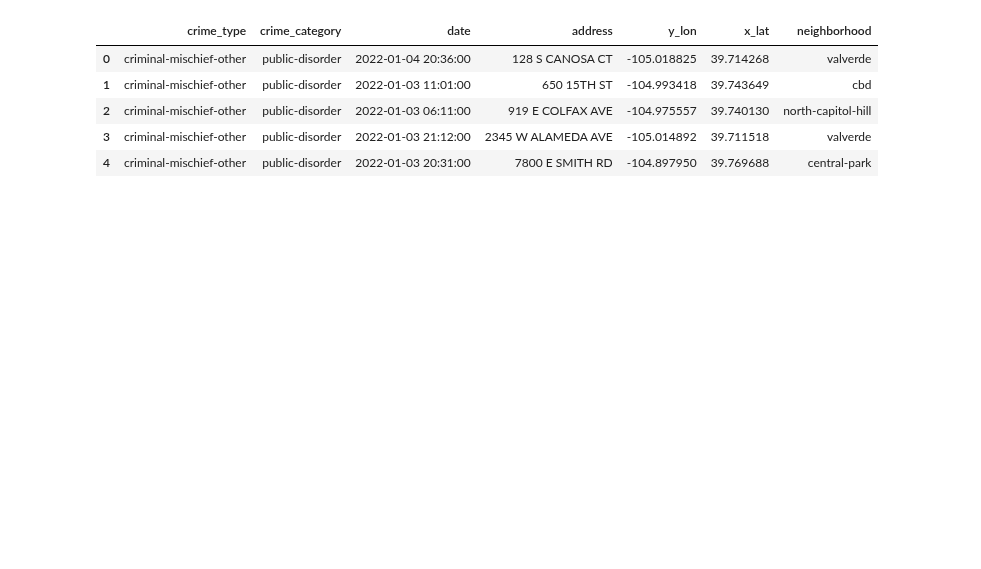
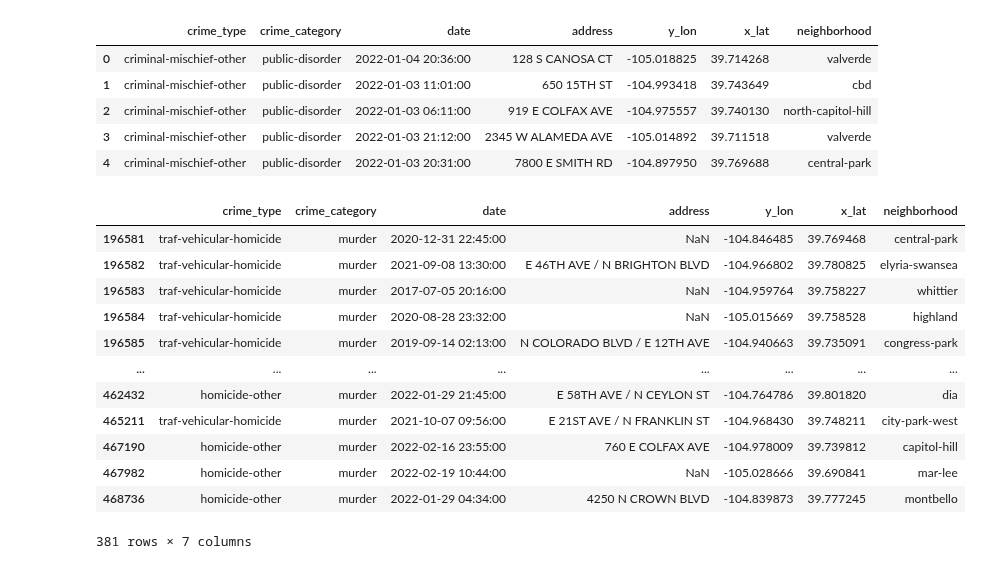
Before and after one commit to Seismic-Striker/Springboard_and_Datacamp, a Jupyter notebook: Denver Crime Data/Denver Crime Data.ipynb, the cells around one changed output. Saved outputs shown, nothing was run; the diff lists cells and outputs as text; code cells hidden in the pictures; blank space fills up the shorter version.

```diff
--- a/Denver Crime Data/Denver Crime Data.ipynb
+++ b/Denver Crime Data/Denver Crime Data.ipynb
@@ -4,7 +48,12 @@ import matplotlib.pyplot as plt
 import numpy as np
 import seaborn as sms
 # %%
-date_columns = ['FIRST_OCCURRENCE_DATE','LAST_OCCURRENCE_DATE', 'REPORTED_DATE']
-denver_crime = pd.read_csv('crime.csv', parse_dates=date_columns)
-dcrime2.dtypes
+# Data loading
+#data is sourced from kaggle
+data_url = 'https://www.kaggle.com/datasets/paultimothymooney/denver-crime-data'
+
+
+#import .csv file into pandas DataFrame called denver_crime:
+
+denver_crime = pd.read_csv('data/crime.csv',index_col=0)
 # %%
@@ -24,0 +84,7 @@ dtype: object
+# %%
+#convert time columns to datetime format
+#select columns to change
+date_columns = ['FIRST_OCCURRENCE_DATE','LAST_OCCURRENCE_DATE', 'REPORTED_DATE']
+
+#apply change to columns, being sure to '=' them so as to make the change permanent
+denver_crime[date_columns] = denver_crime[date_columns].apply(pd.to_datetime)
@@ -45,7 +191,22 @@ denver_crime.head()
 | 3 | criminal-mischief-other | public-disorder | 2022-01-03 21:12:00 | 2345 W ALAMEDA AVE | -105.014892 | 39.711518 | valverde |
 | 4 | criminal-mischief-other | public-disorder | 2022-01-03 20:31:00 | 7800 E SMITH RD | -104.897950 | 39.769688 | central-park |
 # %%
-murder = denver_crime[denver_crime['crime_category']=='murder']
+# Now lets do something fun. Lets take a look at only the murder data
+murder = df[df['crime_category']=='murder']
 murder
+# %% [output]
+|  | crime_type | crime_category | date | address | y_lon | x_lat | neighborhood |
+| 196581 | traf-vehicular-homicide | murder | 2020-12-31 22:45:00 | NaN | -104.846485 | 39.769468 | central-park |
+| 196582 | traf-vehicular-homicide | murder | 2021-09-08 13:30:00 | E 46TH AVE / N BRIGHTON BLVD | -104.966802 | 39.780825 | elyria-swansea |
+| 196583 | traf-vehicular-homicide | murder | 2017-07-05 20:16:00 | NaN | -104.959764 | 39.758227 | whittier |
+| 196584 | traf-vehicular-homicide | murder | 2020-08-28 23:32:00 | NaN | -105.015669 | 39.758528 | highland |
+| 196585 | traf-vehicular-homicide | murder | 2019-09-14 02:13:00 | N COLORADO BLVD / E 12TH AVE | -104.940663 | 39.735091 | congress-park |
+| ... | ... | ... | ... | ... | ... | ... | ... |
+| 462432 | homicide-other | murder | 2022-01-29 21:45:00 | E 58TH AVE / N CEYLON ST | -104.764786 | 39.801820 | dia |
+| 465211 | traf-vehicular-homicide | murder | 2021-10-07 09:56:00 | E 21ST AVE / N FRANKLIN ST | -104.968430 | 39.748211 | city-park-west |
+| 467190 | homicide-other | murder | 2022-02-16 23:55:00 | 760 E COLFAX AVE | -104.978009 | 39.739812 | capitol-hill |
+| 467982 | homicide-other | murder | 2022-02-19 10:44:00 | NaN | -105.028666 | 39.690841 | mar-lee |
+| 468736 | homicide-other | murder | 2022-01-29 04:34:00 | 4250 N CROWN BLVD | -104.839873 | 39.777245 | montbello |
+381 rows × 7 columns
 # %%
 murder = murder.copy()
```
Also changed, not shown: parts of 19 cells of this notebook, 13 other files.
